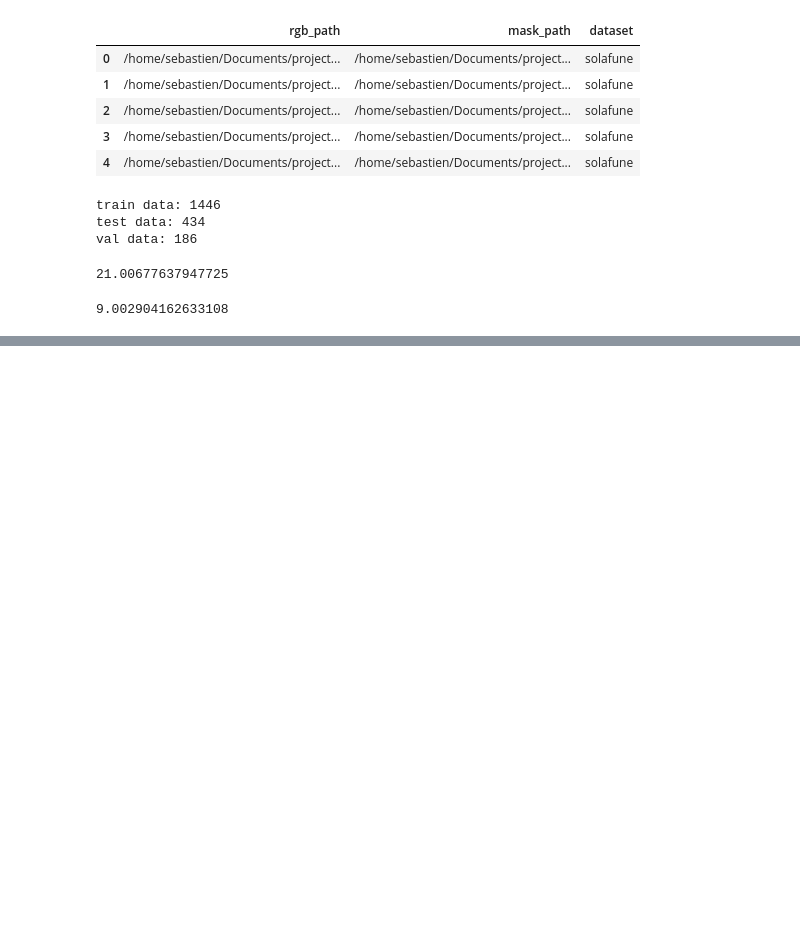
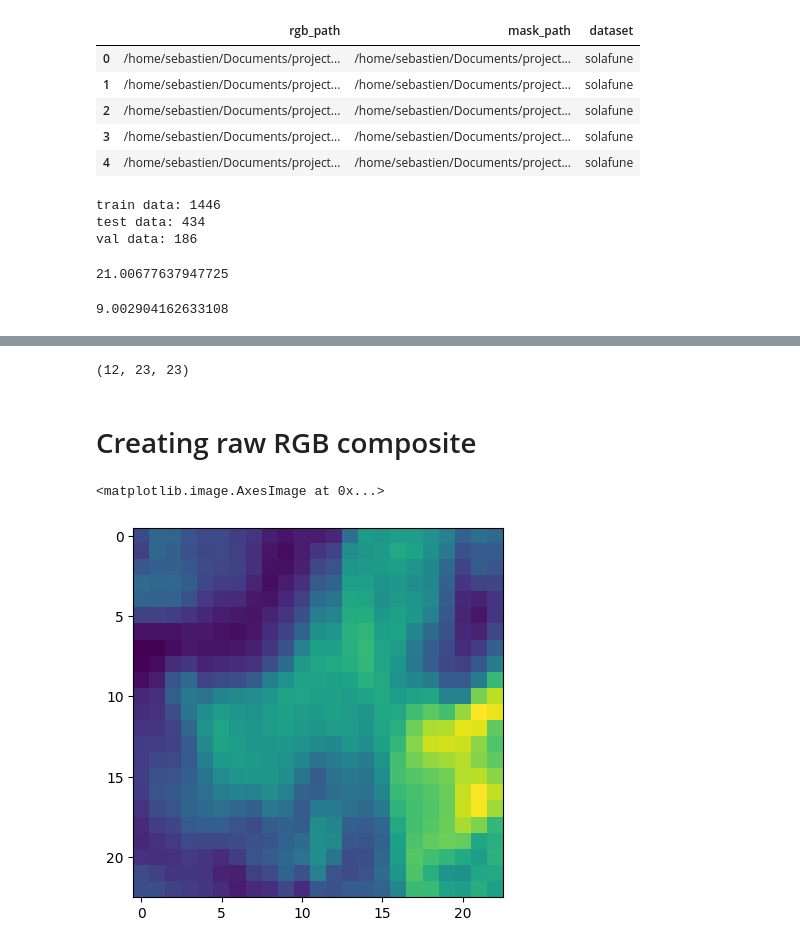
Before and after one commit to tetaud-sebastien/solafune-solar-panel-detection, a Jupyter notebook: Notebooks/explore.ipynb, the cells around one changed output, grey strips where cells are left out. Saved outputs shown, nothing was run; the diff lists cells and outputs as text; code cells hidden in the pictures; blank space fills up the shorter version.

```diff
--- a/Notebooks/explore.ipynb
+++ b/Notebooks/explore.ipynb
@@ -191,0 +118,3 @@ image[
+# %%
+data = rxr.open_rasterio(images_train[100], masked=False)
+data
@@ -191,0 +132,21 @@ image[
+# %%
+image = data.values
+print(image.shape)
+# %% [output]
+(12, 23, 23)
+# %% [markdown]
+# Creating raw RGB composite
+# %%
+# RED -> Band 4
+# Green -> Band 3
+# Blue -> Band 2
+
+
+red = image[3,:,:]
+green = image[2,:,:]
+blue = image[1,:,:]
+# %%
+plt.imshow(red)
+# %% [output]
+<matplotlib.image.AxesImage at 0x...>
+[figure, added]
```
Also changed, not shown: parts of 44 cells of this notebook, 1 other file.
